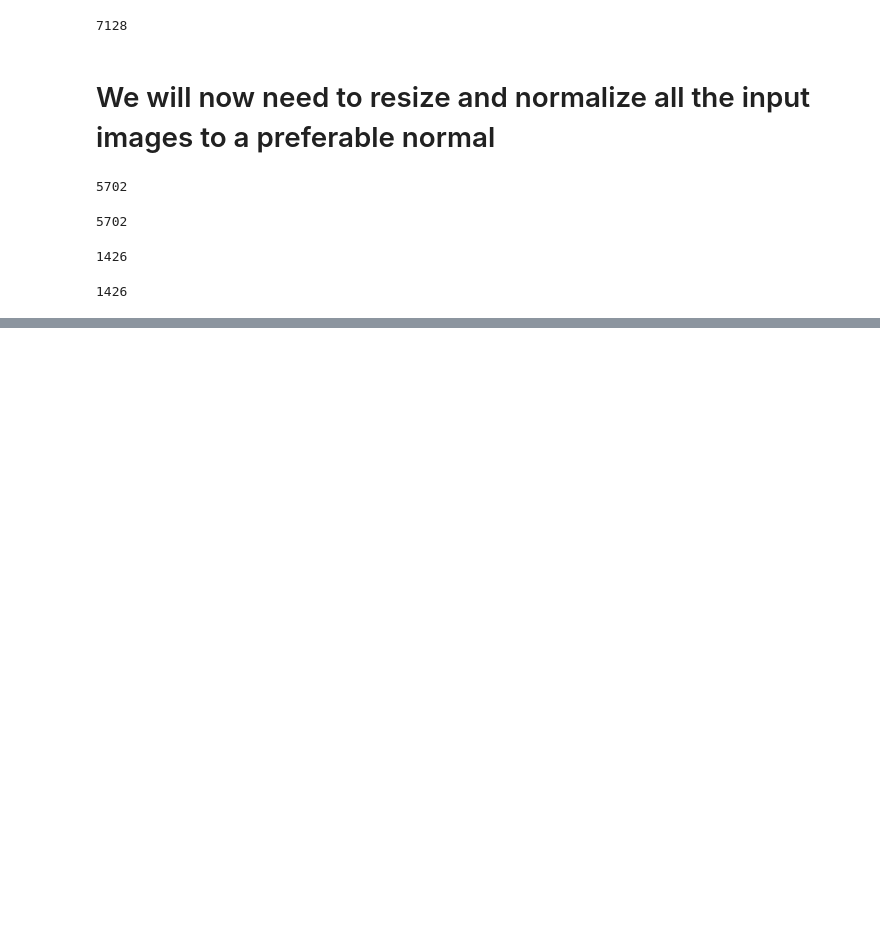
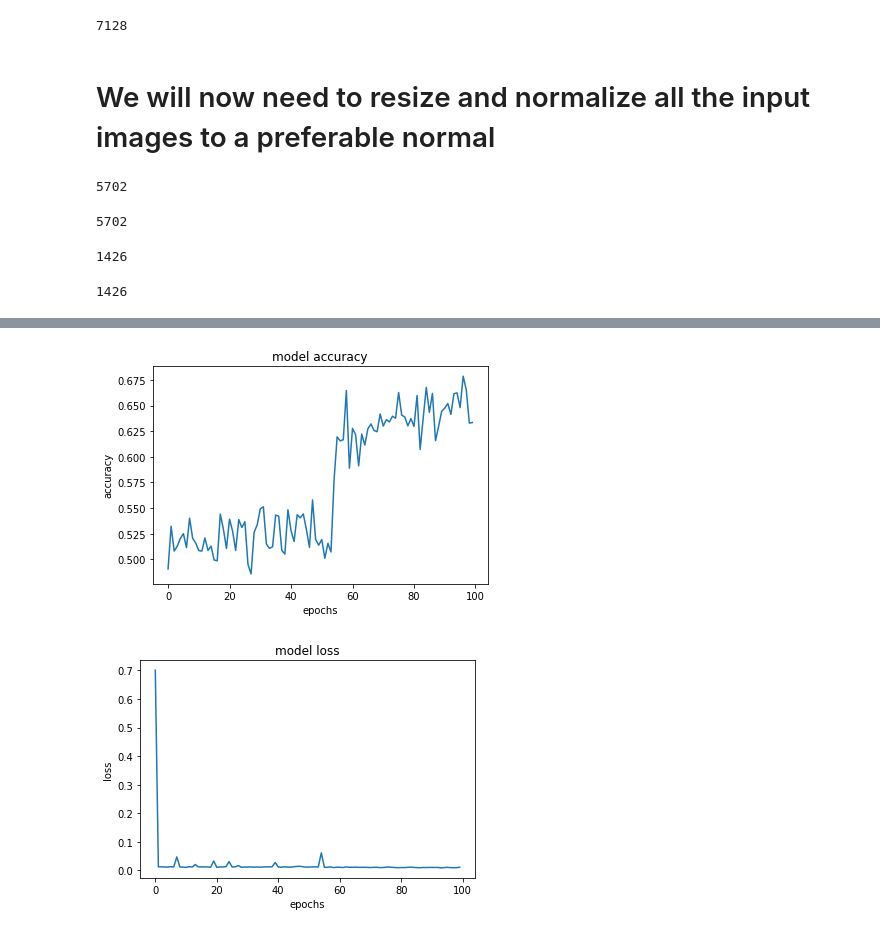
Before and after one commit to VighneshS/neura_colorizer, a Jupyter notebook: Neura_colorizer.ipynb, the cells around one changed output, grey strips where cells are left out. Cells and saved outputs as stored; diff of their text form; code cells hidden in the pictures; blank space fills up the shorter version.

```diff
--- a/Neura_colorizer.ipynb
+++ b/Neura_colorizer.ipynb
@@ -235,8 +208,8 @@ Trainable params: 3,892,194
 Non-trainable params: 0
 _________________________________________________________________
 # %%
-# Compile the model
-model.compile(optimizer='rmsprop', loss='mse')
+# Finish model
+model.compile(optimizer='rmsprop', loss='mse', metrics=['accuracy'])
 # %%
 # Image Augmentation
 datagen = ImageDataGenerator(
@@ -264,5 +231,5 @@ def image_a_b_gen(batch_size):
 # %%
 # Train model
-model.fit_generator(image_a_b_gen(batch_size), steps_per_epoch=STEP_EPOCHS, epochs=EPOCHS)
+gan_model = model.fit_generator(image_a_b_gen(batch_size), steps_per_epoch=STEP_EPOCHS, epochs=EPOCHS)
 # (50, 256, 256, 3)
 # %% [output]
@@ -290 +253,18 @@ Epoch 10/10
+# %%
+# graph summary for accuracy
+plt.plot(gan_model.history['accuracy'])
+plt.title('model accuracy')
+plt.ylabel('accuracy')
+plt.xlabel('epochs')
+plt.show()
+
+# graph summary for loss
+plt.plot(gan_model.history['loss'])
+plt.title('model loss')
+plt.ylabel('loss')
+plt.xlabel('epochs')
+plt.show()
+# %% [output]
+[figure, added]
+[figure, added]
 # %%
```
Also changed, not shown: parts of 50 cells of this notebook.
